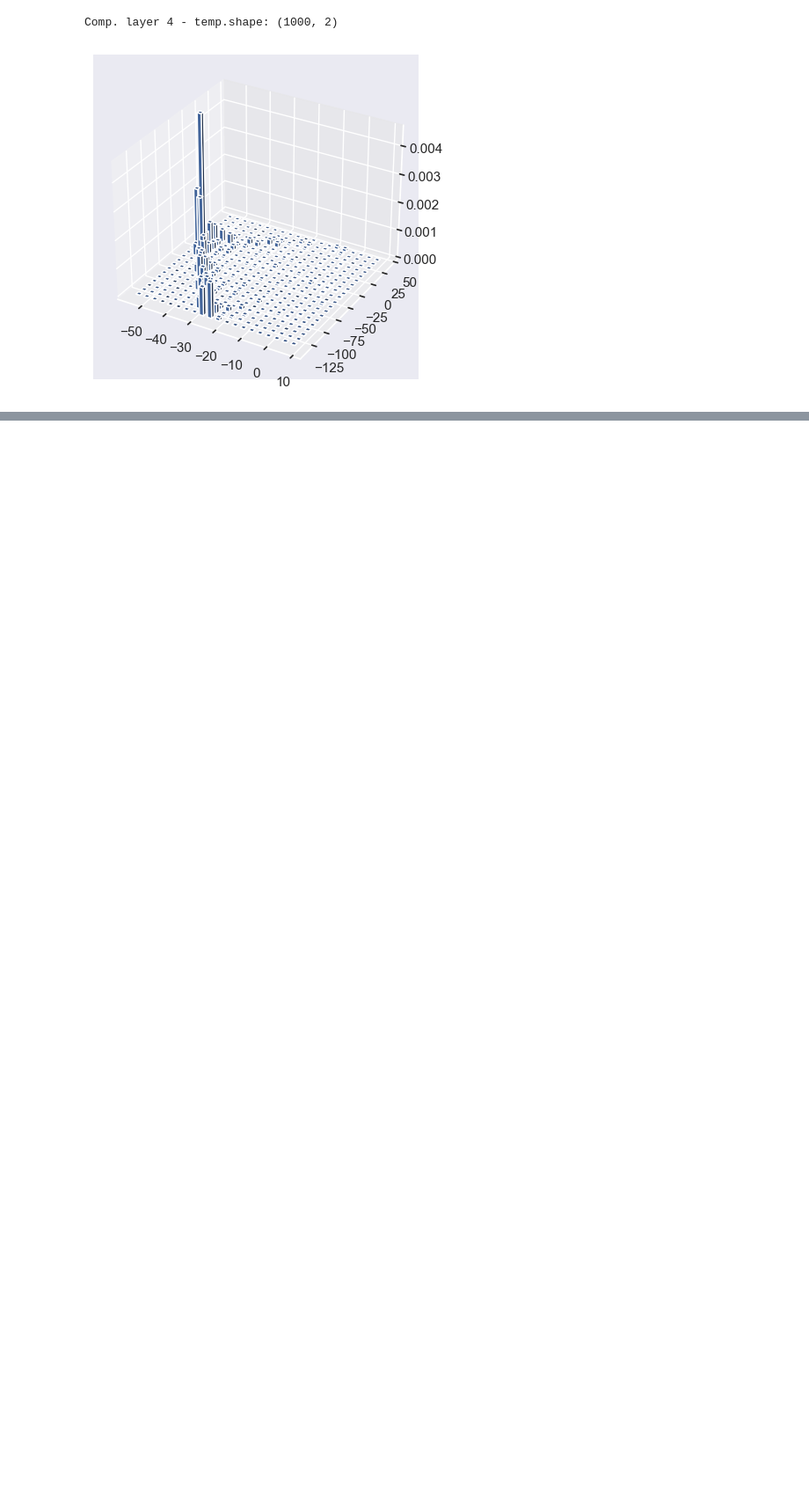
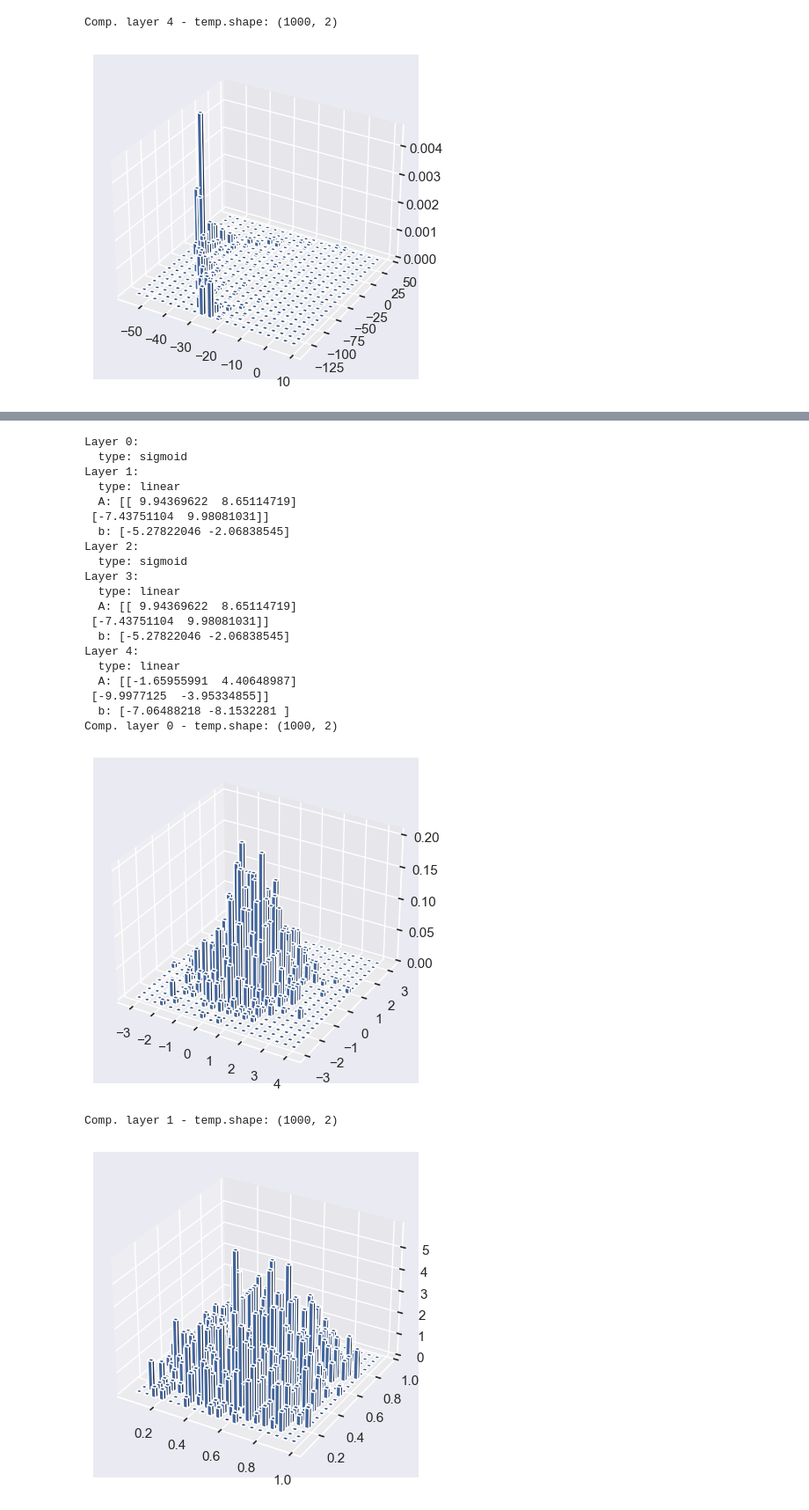
Before and after one commit to Ramlaoui/tdl-express-distributions, a Jupyter notebook: experiments.ipynb, the cells around one changed output, grey strips where cells are left out. Shown at 88% size. Cells and saved outputs as stored; diff of their text form; code cells hidden in the pictures; blank space fills up the shorter version.

```diff
--- a/experiments.ipynb
+++ b/experiments.ipynb
@@ -129,0 +130,58 @@ Gaussian mixture
+# %%
+config = {
+    "function_distrib":{
+        "n": 1000,
+        "d": 2,
+        "l": 5,
+        "output_size": 2,
+        "function_type": "quadratic-sigmoid-linear-linear",
+        "random": True,
+        "output_function": "linear",
+        "prior": "gaussian", # uniform_cube, uniform_ball, gaussian, gaussian_mixture
+        "function_seed": 1,
+        "seed": 1,
+    },
+
+    "model": {
+        # "input_size": # infer
+        # "output_size": # infer
+        "hidden_size": 100,
+        "n_hidden_layers": 4
+    },
+
+    "optimizer": {
+        "lr": 0.001,
+        "batch_size": 32
+    },
+
+    "epochs": 10000,
+}
+
+trainer = Trainer(config, is_debug=False)
+trainer.function_distrib.get_function_types()
+trainer.function_distrib.generate_data(visualize=True)
+losses, w2_distances = trainer.train()
+# %% [output]
+Layer 0:
+  type: sigmoid
+Layer 1:
+  type: linear
+  A: [[ 9.94369622  8.65114719]
+ [-7.43751104  9.98081031]]
+  b: [-5.27822046 -2.06838545]
+Layer 2:
+  type: sigmoid
+Layer 3:
+  type: linear
+  A: [[ 9.94369622  8.65114719]
+ [-7.43751104  9.98081031]]
+  b: [-5.27822046 -2.06838545]
+Layer 4:
+  type: linear
+  A: [[-1.65955991  4.40648987]
+ [-9.9977125  -3.95334855]]
+  b: [-7.06488218 -8.1532281 ]
+Comp. layer 0 - temp.shape: (1000, 2)
+[figure, added]
+Comp. layer 1 - temp.shape: (1000, 2)
+[figure, added]
```
Also changed, not shown: parts of 6 cells of this notebook.
